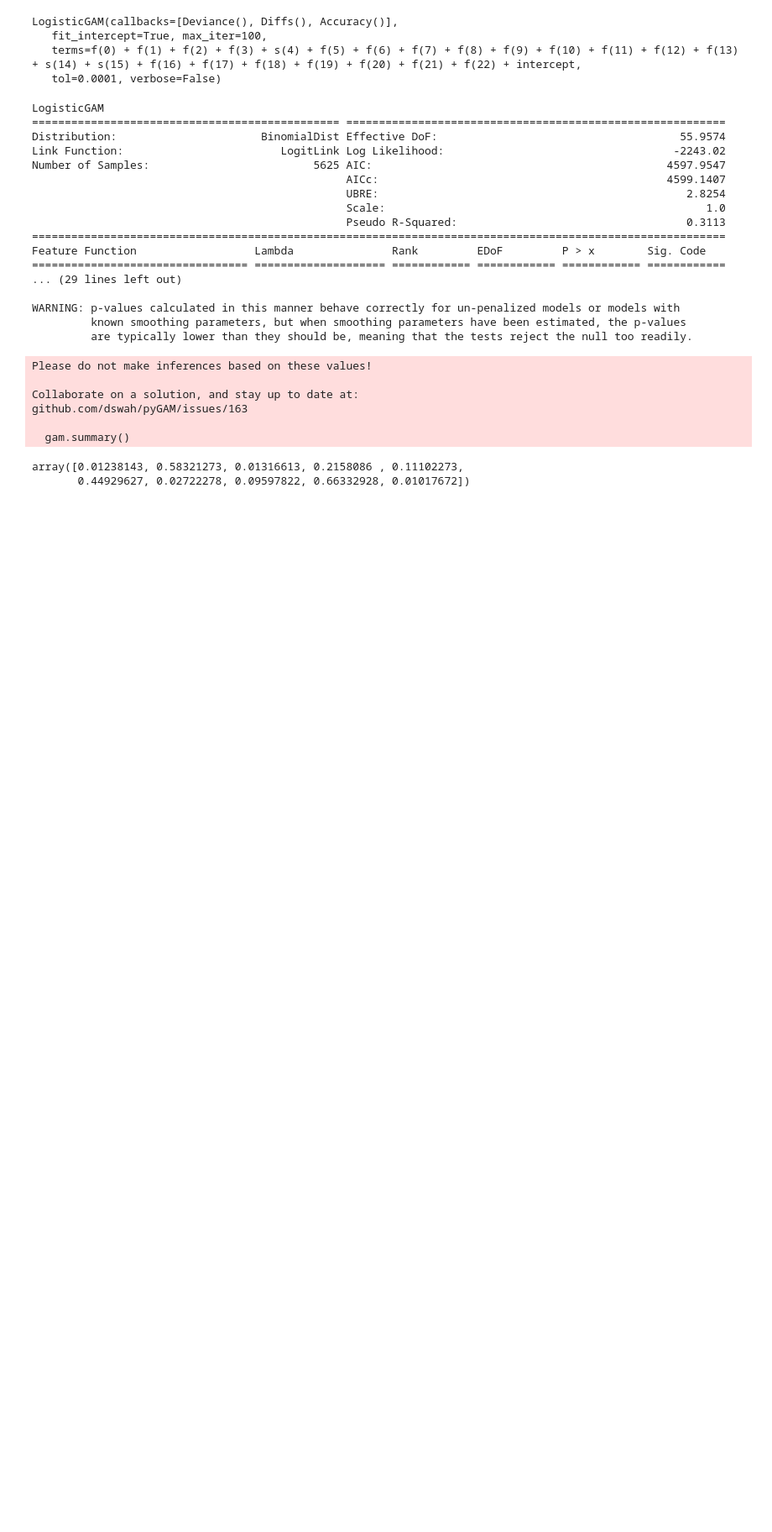
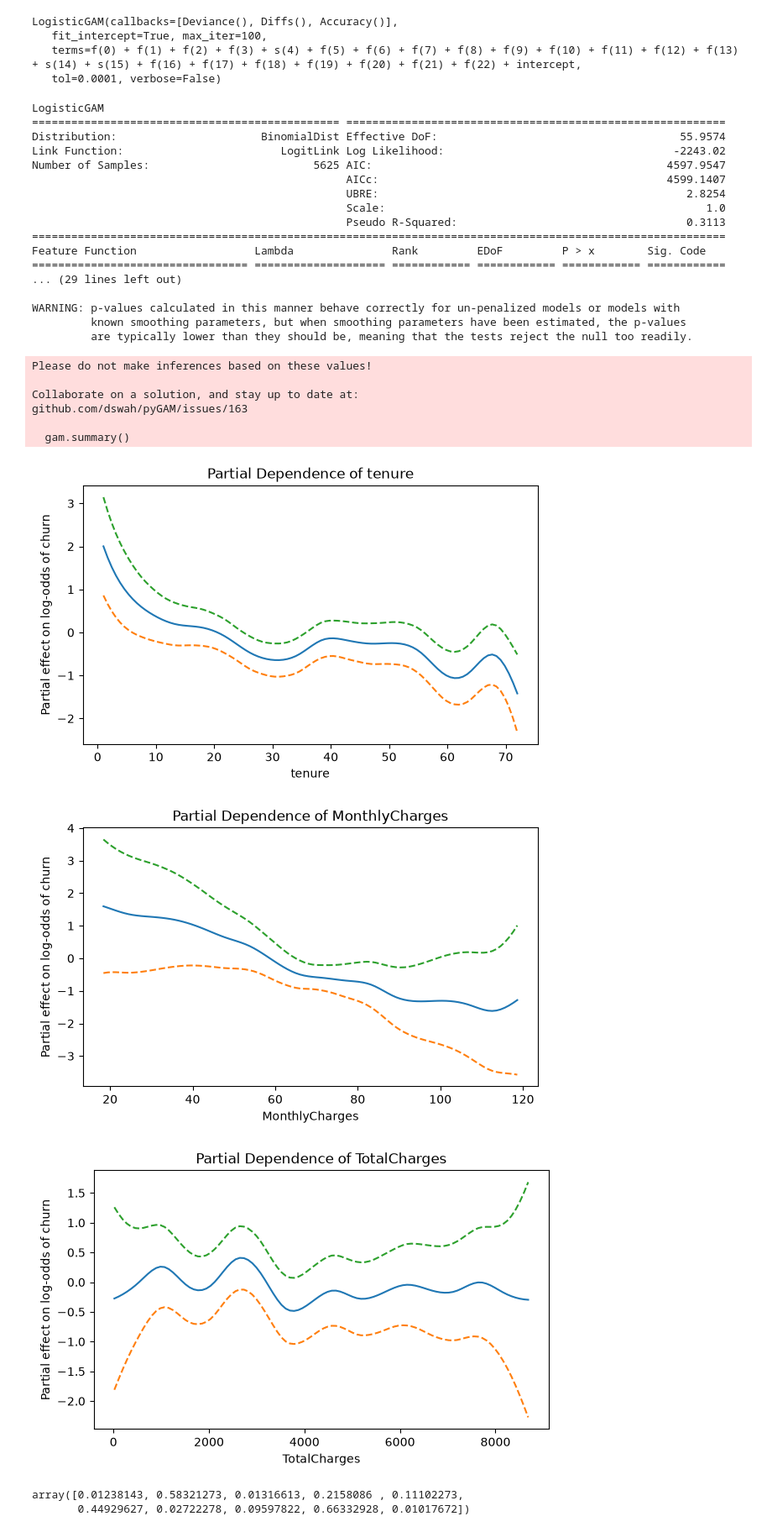
Before and after one commit to mingjie-wei/XAI-interpretable-churn-model, a Jupyter notebook: notebooks/sebine_scaria_dataxplorers_gam.ipynb, the cells around one changed output. Shown at 84% size. Saved outputs shown, nothing was run; the diff lists cells and outputs as text; code cells hidden in the pictures; blank space fills up the shorter version.

```diff
--- a/notebooks/sebine_scaria_dataxplorers_gam.ipynb
+++ b/notebooks/sebine_scaria_dataxplorers_gam.ipynb
@@ -623,6 +601,34 @@ Collaborate on a solution, and stay up to date at:
 github.com/dswah/pyGAM/issues/163
 
   gam.summary()
+# %%
+smooth_features = [(4, "tenure"), (14, "MonthlyCharges"), (15, "TotalCharges")]
+
+for term_idx, name in smooth_features:
+
+    XX = gam.generate_X_grid(term=term_idx)
+
+    pdep, confi = gam.partial_dependence(term=term_idx, X=XX, width=0.95)
+
+    plt.figure(figsize=(7, 4))
+
+    plt.plot(XX[:, term_idx], pdep)
+
+    plt.plot(XX[:, term_idx], confi[:, 0], linestyle="--")
+
+    plt.plot(XX[:, term_idx], confi[:, 1], linestyle="--")
+
+    plt.xlabel(name)
+    plt.ylabel("Partial effect on log-odds of churn")
+    plt.title(f"Partial Dependence of {name}")
+
+    plt.show()
+
+# used chatGPT because i haven't created a partial dependency graphs before
+# %% [output]
+[figure, added]
+[figure, added]
+[figure, added]
 # %%
 y_prob = gam.predict_proba(X_test.values)
 # %%
```
Also changed, not shown: parts of 4 cells of this notebook.
